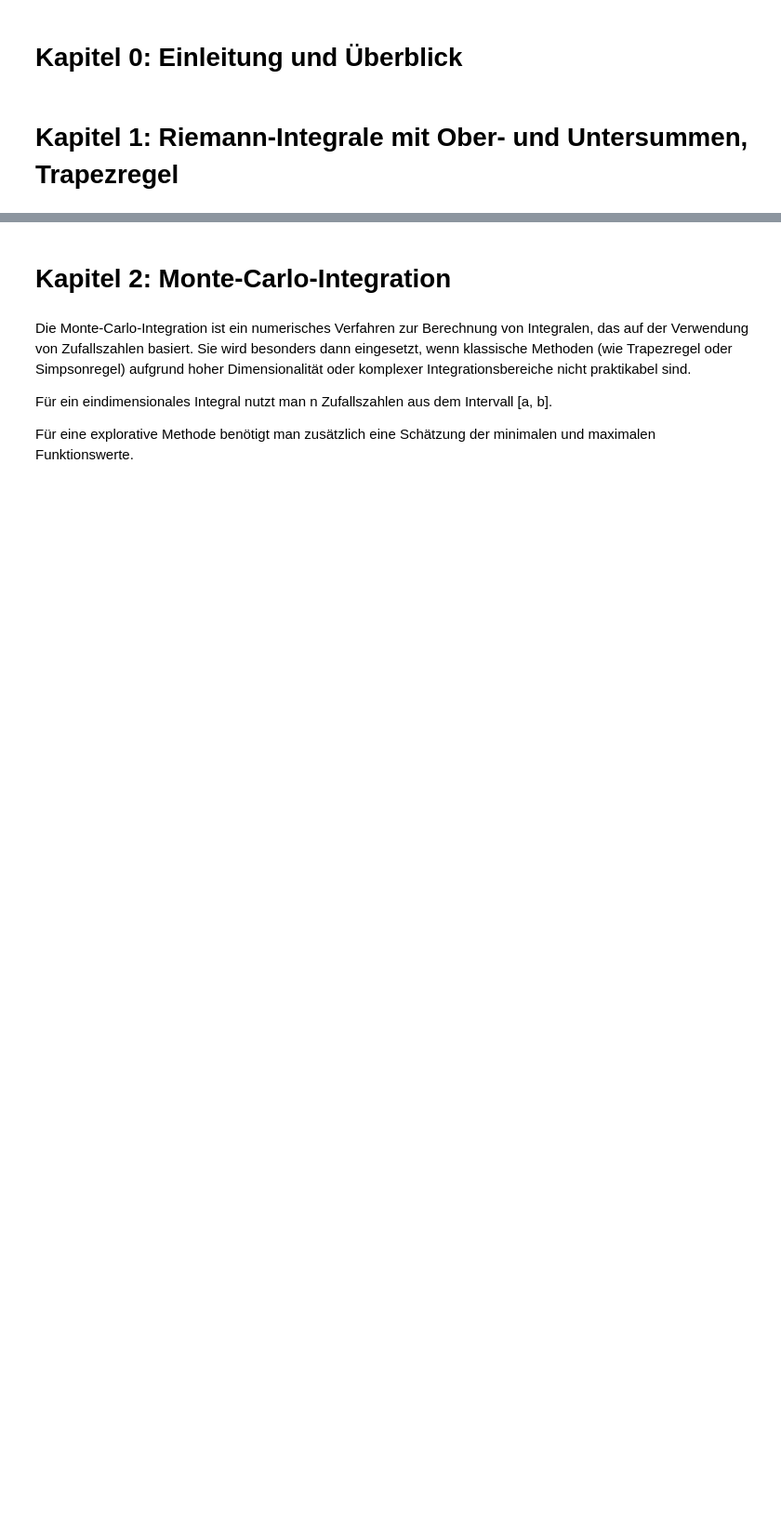
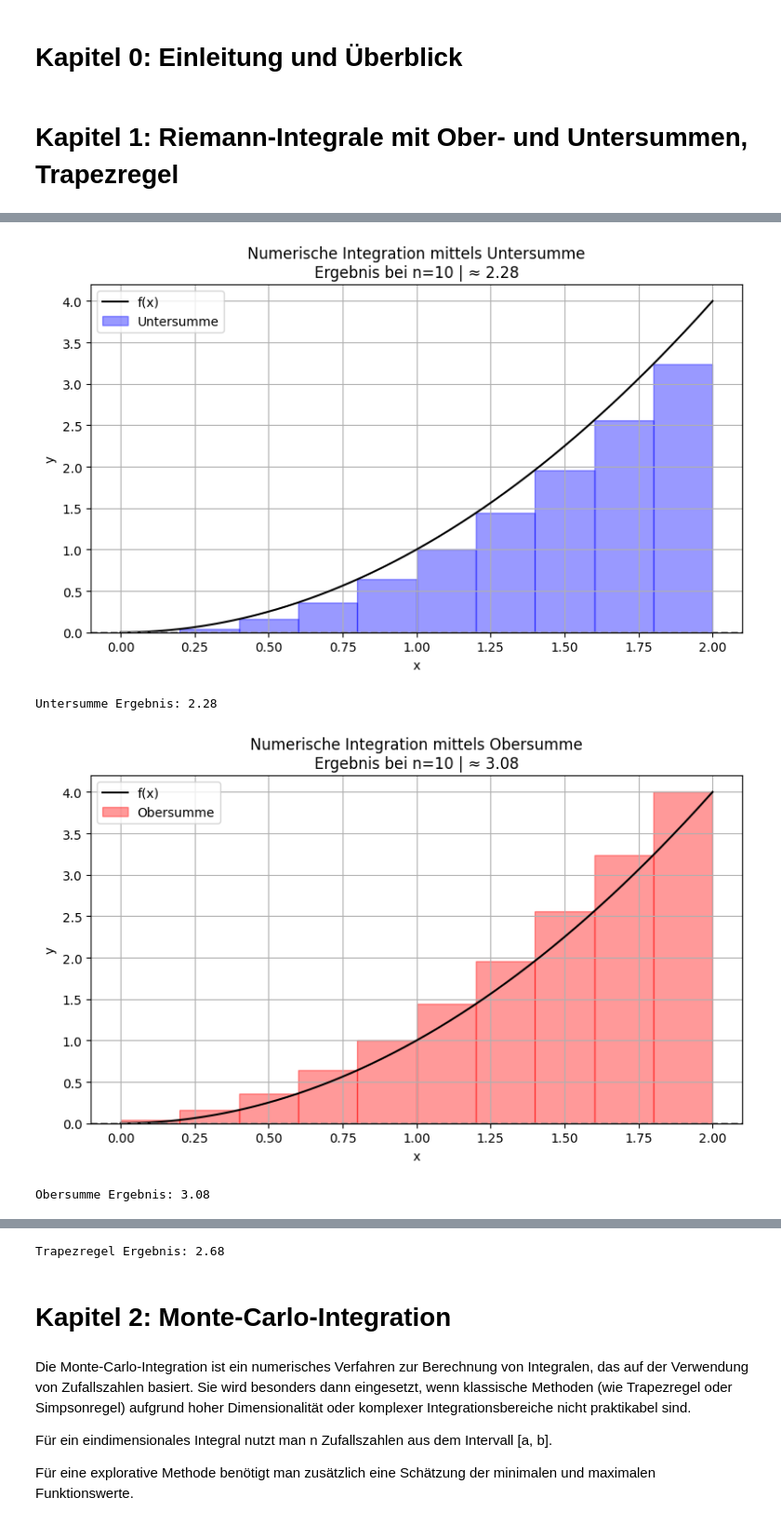
Before and after one commit to S1onyx/SciProgLab-project, a Jupyter notebook: Main.ipynb, the cells around one changed output, grey strips where cells are left out. Shown at 93% size. Drawn from its saved outputs; the diff is of its cells as text; code cells hidden in the pictures; blank space fills up the shorter version.

```diff
--- a/Main.ipynb
+++ b/Main.ipynb
@@ -229,0 +146,13 @@ F
+# %%
+#Beispiele
+ergebnis_unter = numerische_integration(lambda x: x**2, a=0, b=2, n=10, methode="Untersumme")
+print("Untersumme Ergebnis:", ergebnis_unter)
+ergebnis_ober = numerische_integration(lambda x: x**2, a=0, b=2, n=10, methode="Obersumme")
+print("Obersumme Ergebnis:", ergebnis_ober)
+ergebnis_trapez = numerische_integration(lambda x: x**2, a=0, b=2, n=10, methode="Trapezregel")
+print("Trapezregel Ergebnis:", ergebnis_trapez)
+# %% [output]
+[figure, added]
+Untersumme Ergebnis: 2.28
+[figure, added]
+Obersumme Ergebnis: 3.08
@@ -230,3 +160,4 @@ F
+Trapezregel Ergebnis: 2.68
 # %% [markdown]
 # Kapitel 2: Monte-Carlo-Integration
 # %% [markdown]
```
Also changed, not shown: parts of 7 cells of this notebook.
